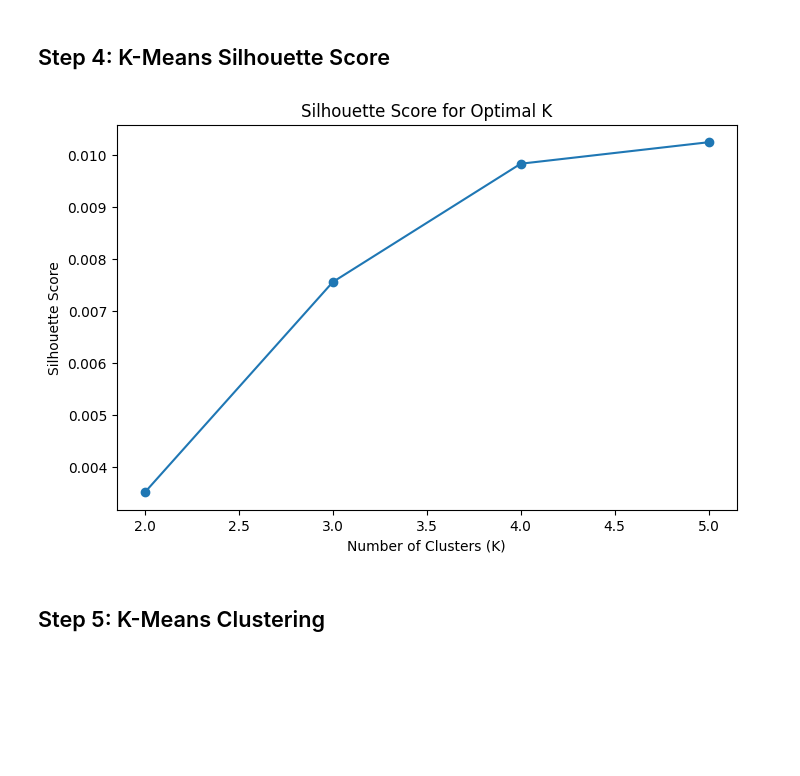
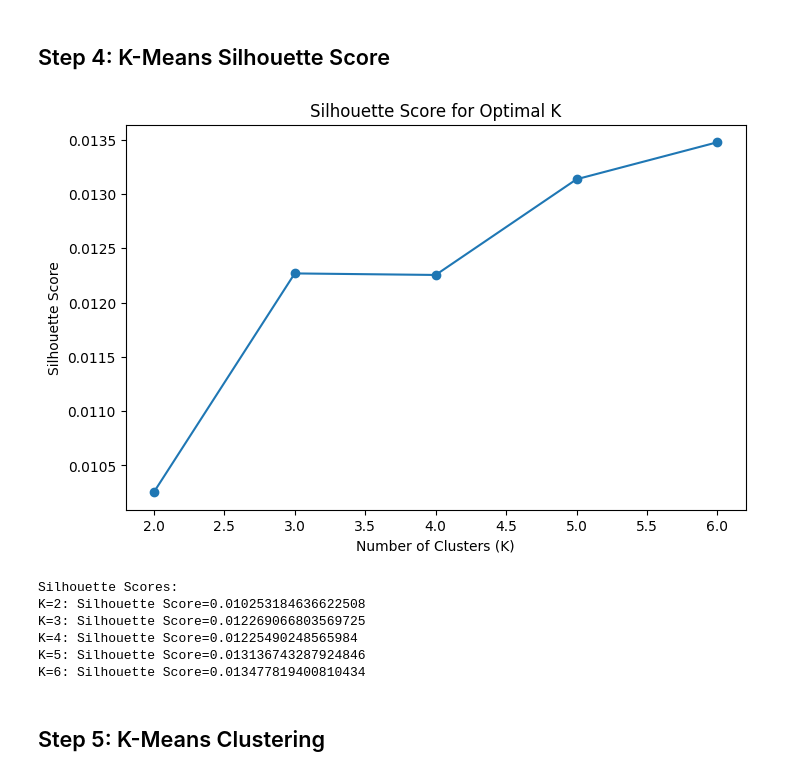
Before and after one commit to baggiyam/project-nlp-business-case-automated-customers-reviews-v2, a Jupyter notebook: K-MeansClustering_Model_Review.ipynb, the cells around one changed output. Saved outputs shown, nothing was run; the diff lists cells and outputs as text; code cells hidden in the pictures; blank space fills up the shorter version.

```diff
--- a/K-MeansClustering_Model_Review.ipynb
+++ b/K-MeansClustering_Model_Review.ipynb
@@ -84,25 +102,40 @@ plt.show()
 # %% [markdown]
 ## Step 4: K-Means Silhouette Score
 # %%
-silhouette_scores = []
-valid_k = []
-for k in k_values:
-    if k == 1:
-        continue  # Silhouette score is not defined for k=1
-    kmeans = KMeans(n_clusters=k, random_state=42)
-    cluster_labels = kmeans.fit_predict(X)
-    silhouette_avg = silhouette_score(X, cluster_labels)
-    silhouette_scores.append(silhouette_avg)
-    valid_k.append(k)
+def silhouette_analysis(X, k_range):
+    silhouette_scores = []
+    valid_k = []
+    for k in k_range:
+        if k == 1:
+            continue
+        kmeans = KMeans(n_clusters=k, random_state=42)
+        cluster_labels = kmeans.fit_predict(X)
+        score = silhouette_score(X, cluster_labels)
+        silhouette_scores.append(score)
+        valid_k.append(k)
+    return valid_k, silhouette_scores
+
+k_range = range(2, 7)
+valid_k, silhouette_scores = silhouette_analysis(X, k_range)
 
 plt.figure(figsize=(8, 5))
 plt.plot(valid_k, silhouette_scores, marker='o')
 plt.title('Silhouette Score for Optimal K')
 plt.xlabel('Number of Clusters (K)')
 plt.ylabel('Silhouette Score')
 plt.show()
+
+print("Silhouette Scores:")
+for k, score in zip(valid_k, silhouette_scores):
+    print(f"K={k}: Silhouette Score={score}")
 # %% [output]
-[figure, old version]
+[figure, new version]
+Silhouette Scores:
+K=2: Silhouette Score=0.010253184636622508
+K=3: Silhouette Score=0.012269066803569725
+K=4: Silhouette Score=0.01225490248565984
+K=5: Silhouette Score=0.013136743287924846
+K=6: Silhouette Score=0.013477819400810434
 # %% [markdown]
  ## Step 5: K-Means Clustering
 # %%
```
Also changed, not shown: parts of 33 cells of this notebook.
